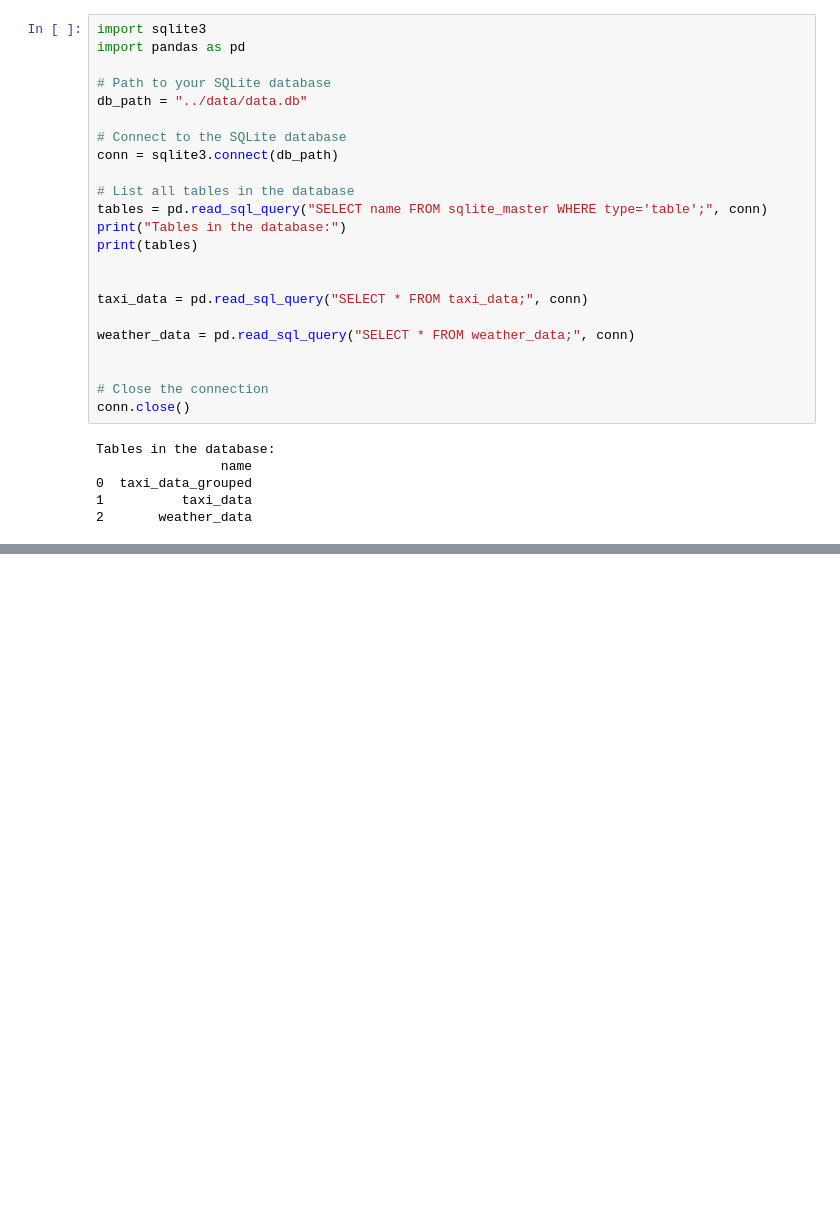
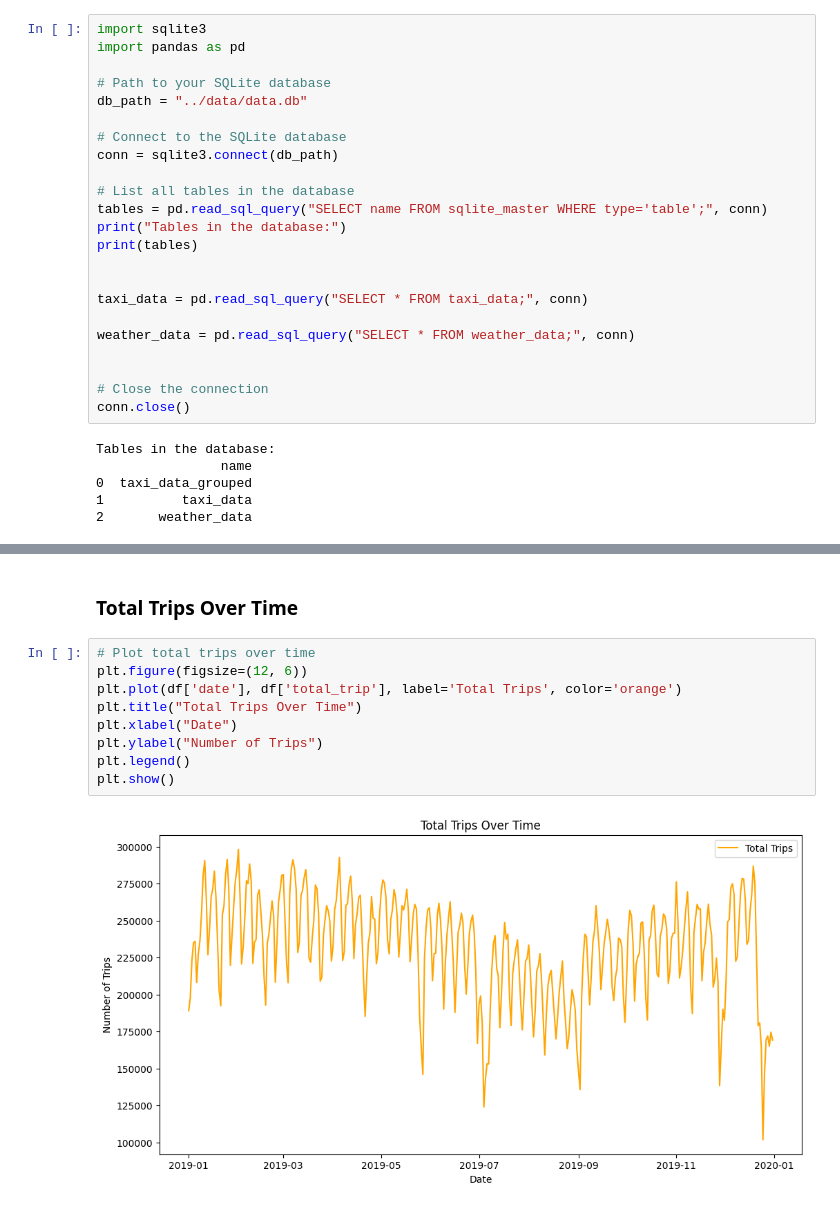
Before and after one commit to dhavalrm96/MADE_Project_DhavalM_23230953, a Jupyter notebook: project/anaysis.ipynb, the cells around one changed output, grey strips where cells are left out. Cells and saved outputs as stored; diff of their text form; blank space fills up the shorter version.

```diff
--- a/project/anaysis.ipynb
+++ b/project/anaysis.ipynb
@@ -389,0 +224,13 @@ plt.show()
+# %% [markdown]
+### Total Trips Over Time
+# %%
+# Plot total trips over time
+plt.figure(figsize=(12, 6))
+plt.plot(df['date'], df['total_trip'], label='Total Trips', color='orange')
+plt.title("Total Trips Over Time")
+plt.xlabel("Date")
+plt.ylabel("Number of Trips")
+plt.legend()
+plt.show()
+# %% [output]
+[figure, added]
```
Also changed, not shown: parts of 50 cells of this notebook, 1 other file.
